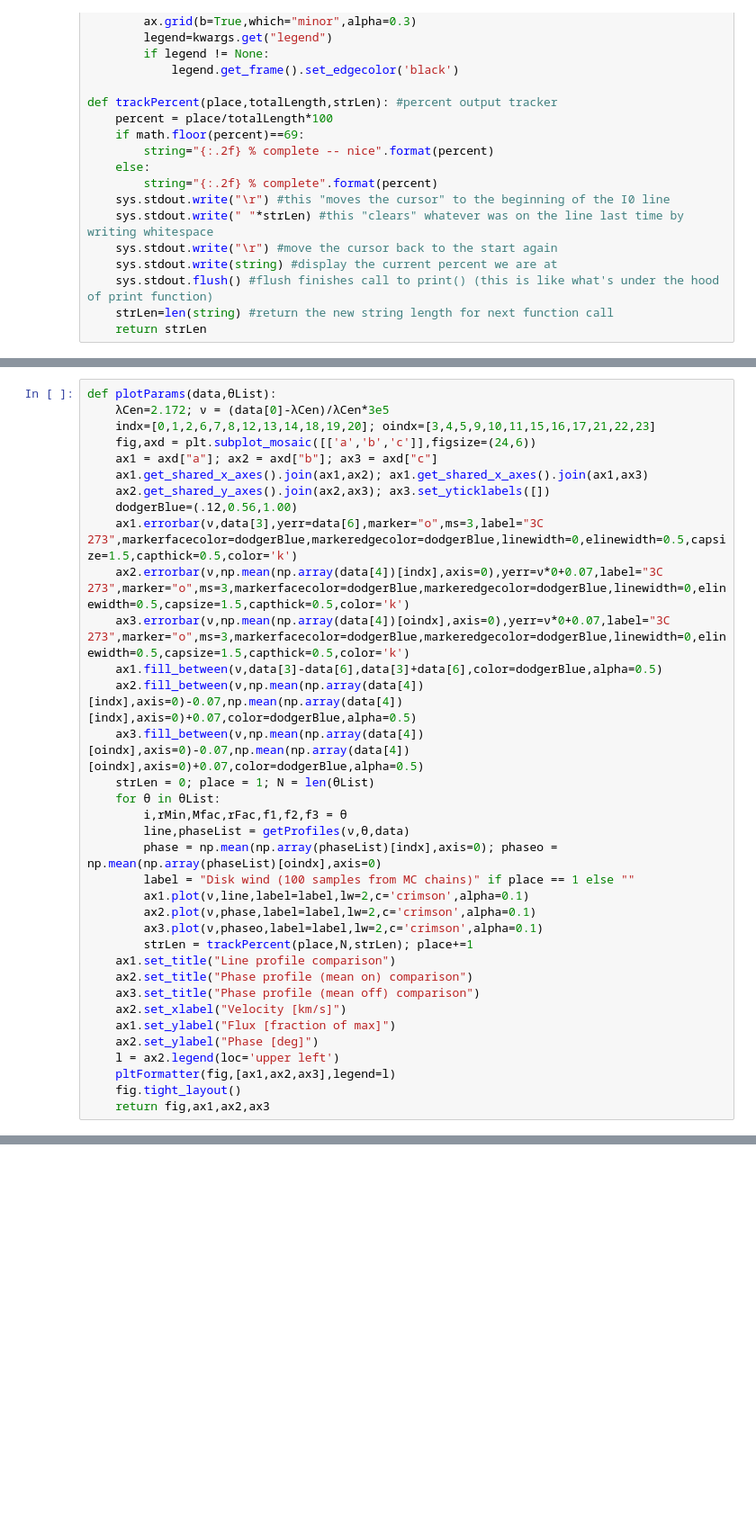
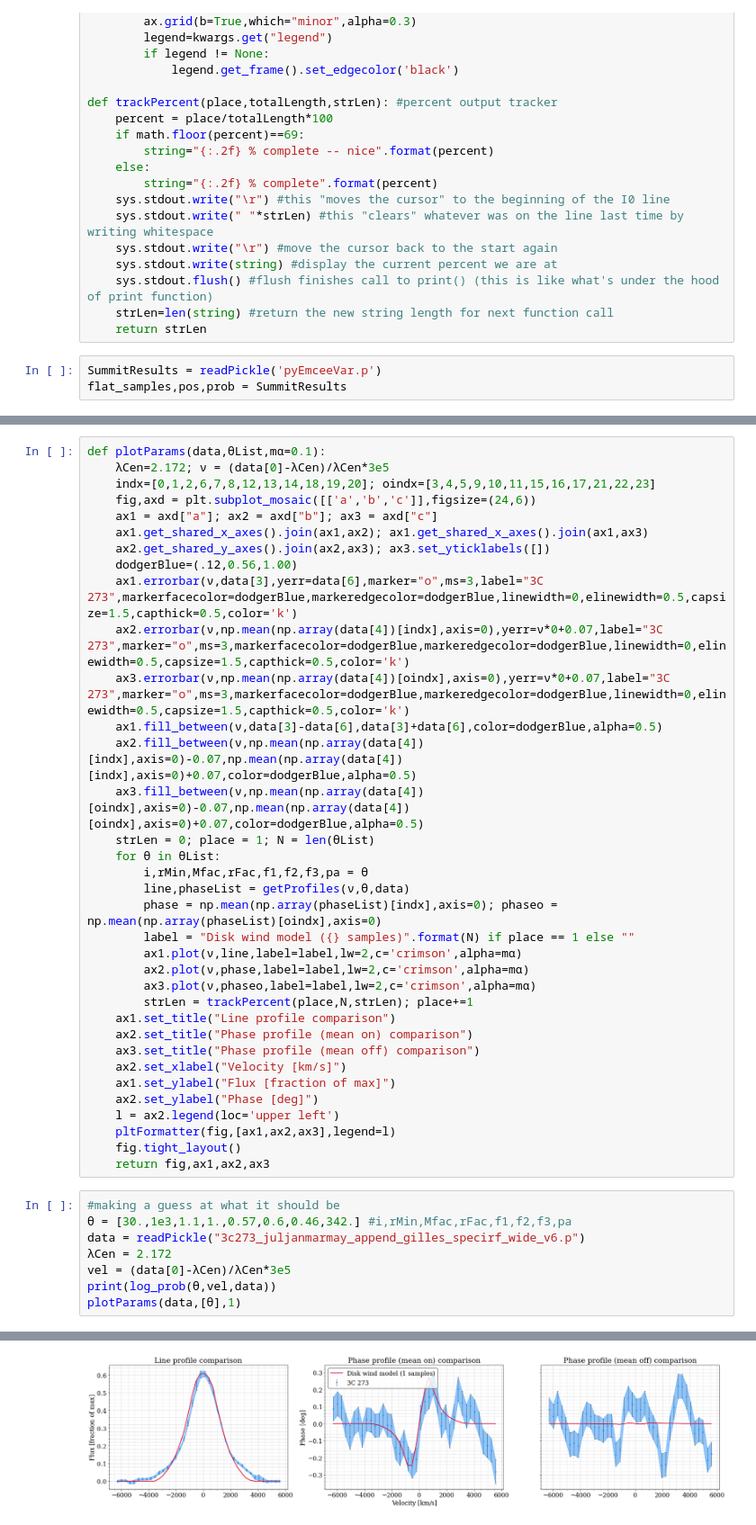
Before and after one commit to kirklong/DexterResearch, a Jupyter notebook: Summer21/PyMCViz.ipynb, the cells around one changed output, grey strips where cells are left out. Shown at 90% size. Drawn from its saved outputs; the diff is of its cells as text; blank space fills up the shorter version.

Commit message:
update to paper draft, new fitting params

```diff
--- a/Summer21/PyMCViz.ipynb
+++ b/Summer21/PyMCViz.ipynb
@@ -49,3 +34,6 @@ def trackPercent(place,totalLength,strLen): #percent output tracker
     sys.stdout.flush() #flush finishes call to print() (this is like what's under the hood of print function)
     strLen=len(string) #return the new string length for next function call
     return strLen
+# %%
+SummitResults = readPickle('pyEmceeVar.p')
+flat_samples,pos,prob = SummitResults
@@ -55,5 +68,5 @@ def trackPercent(place,totalLength,strLen): #percent output tracker
 # %%
-def plotParams(data,θList):
+def plotParams(data,θList,mα=0.1):
     λCen=2.172; ν = (data[0]-λCen)/λCen*3e5
     indx=[0,1,2,6,7,8,12,13,14,18,19,20]; oindx=[3,4,5,9,10,11,15,16,17,21,22,23]
     fig,axd = plt.subplot_mosaic([['a','b','c']],figsize=(24,6))
@@ -69,13 +82,13 @@ def plotParams(data,θList):
     ax3.fill_between(ν,np.mean(np.array(data[4])[oindx],axis=0)-0.07,np.mean(np.array(data[4])[oindx],axis=0)+0.07,color=dodgerBlue,alpha=0.5)
     strLen = 0; place = 1; N = len(θList)
     for θ in θList:
-        i,rMin,Mfac,rFac,f1,f2,f3 = θ
+        i,rMin,Mfac,rFac,f1,f2,f3,pa = θ
         line,phaseList = getProfiles(ν,θ,data)
         phase = np.mean(np.array(phaseList)[indx],axis=0); phaseo = np.mean(np.array(phaseList)[oindx],axis=0)
-        label = "Disk wind (100 samples from MC chains)" if place == 1 else ""
-        ax1.plot(ν,line,label=label,lw=2,c='crimson',alpha=0.1)
-        ax2.plot(ν,phase,label=label,lw=2,c='crimson',alpha=0.1)
-        ax3.plot(ν,phaseo,label=label,lw=2,c='crimson',alpha=0.1)
+        label = "Disk wind model ({} samples)".format(N) if place == 1 else ""
+        ax1.plot(ν,line,label=label,lw=2,c='crimson',alpha=mα)
+        ax2.plot(ν,phase,label=label,lw=2,c='crimson',alpha=mα)
+        ax3.plot(ν,phaseo,label=label,lw=2,c='crimson',alpha=mα)
         strLen = trackPercent(place,N,strLen); place+=1
     ax1.set_title("Line profile comparison")
     ax2.set_title("Phase profile (mean on) comparison")
@@ -87,3 +100,12 @@ def plotParams(data,θList):
     pltFormatter(fig,[ax1,ax2,ax3],legend=l)
     fig.tight_layout()
     return fig,ax1,ax2,ax3
+# %%
+#making a guess at what it should be
+θ = [30.,1e3,1.1,1.,0.57,0.6,0.46,342.] #i,rMin,Mfac,rFac,f1,f2,f3,pa
+data = readPickle("3c273_juljanmarmay_append_gilles_specirf_wide_v6.p")
+λCen = 2.172
+vel = (data[0]-λCen)/λCen*3e5
+print(log_prob(θ,vel,data))
+plotParams(data,[θ],1)
+# %% [output]
@@ -90,3 +118,4 @@ def plotParams(data,θList):
+[figure, added]
 # %%
 θList = flat_samples[np.random.randint(len(flat_samples),size=100)] #this looks like nonsense, investigate further
 data = readPickle("3c273_juljanmarmay_append_gilles_specirf_wide_v6.p")
```
Also changed, not shown: parts of 8 cells of this notebook, 4 other files.
